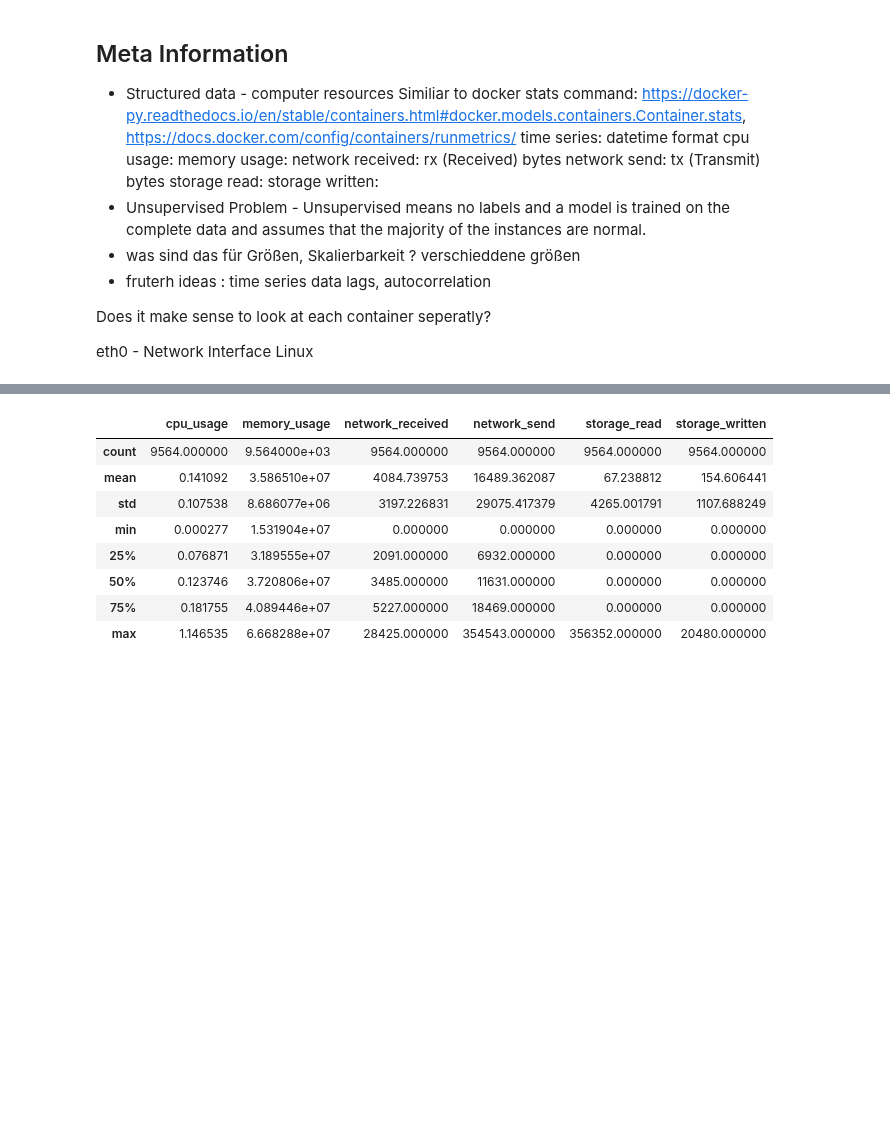
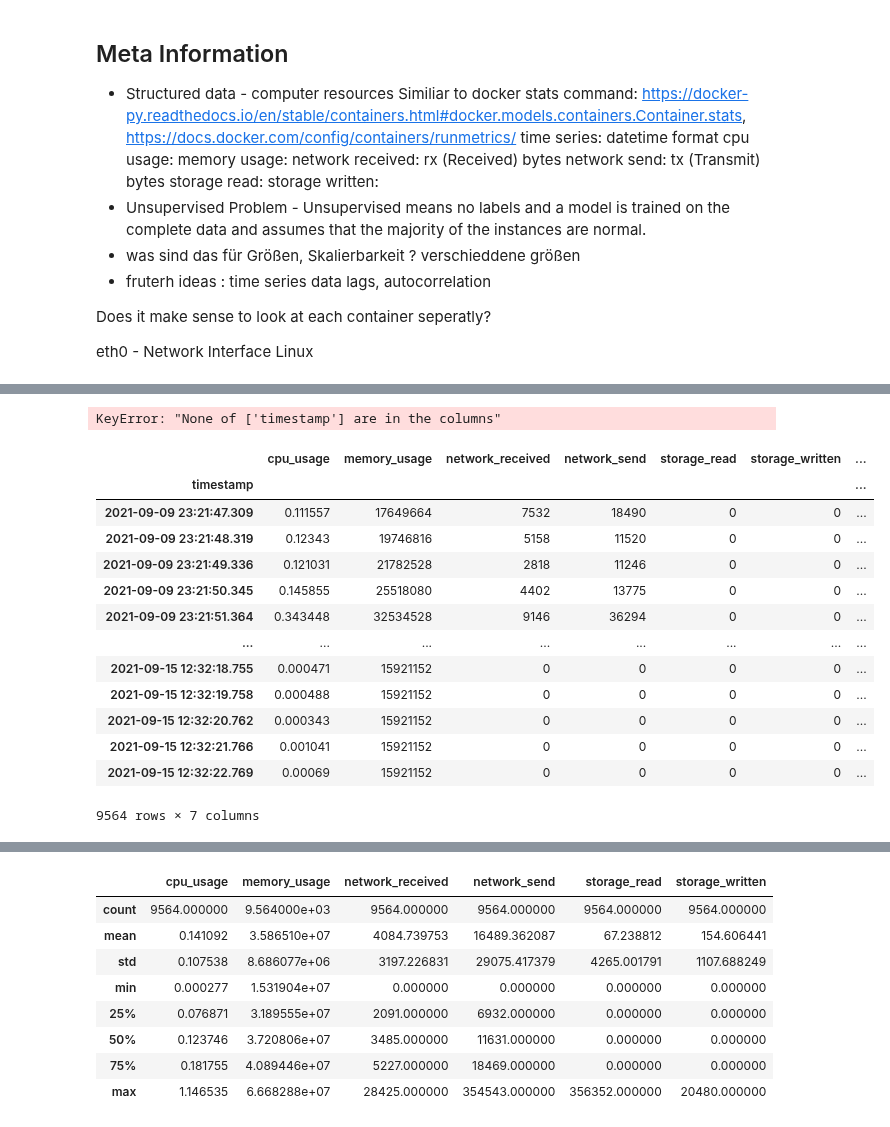
Before and after one commit to Janalytics94/anomaly-detection-software, a Jupyter notebook: src/analyse/EDA_beforepp.ipynb, the cells around one changed output, grey strips where cells are left out. Cells and saved outputs as stored; diff of their text form; code cells hidden in the pictures; blank space fills up the shorter version.

```diff
--- a/src/analyse/EDA_beforepp.ipynb
+++ b/src/analyse/EDA_beforepp.ipynb
@@ -40,3 +55,36 @@ test = test.set_index('timestamp')
+# %%
+train = train.explode(train.columns.tolist())
+test = test.explode(test.columns.tolist())
+# get container names
+train["container_name"] = train.index
+test["container_name"] = test.index
+# split timestamp
+train["dates"] = train["timestamp"].dt.date
+train["times"] = train["timestamp"].dt.time
+test["dates"] = test["timestamp"].dt.date
+test["times"] = test["timestamp"].dt.time
+#len(test.timestamp.unique()) # all unique so we can use it as index
+train = train.set_index('timestamp')
+test = test.set_index('timestamp')
+# %% [output]
+KeyError: "None of ['timestamp'] are in the columns"
+# %%
+train
+# %% [output]
+|  | cpu_usage | memory_usage | network_received | network_send | storage_read | storage_written | ... |
+| timestamp |  |  |  |  |  |  | ... |
+| 2021-09-09 23:21:47.309 | 0.111557 | 17649664 | 7532 | 18490 | 0 | 0 | ... |
+| 2021-09-09 23:21:48.319 | 0.12343 | 19746816 | 5158 | 11520 | 0 | 0 | ... |
+| 2021-09-09 23:21:49.336 | 0.121031 | 21782528 | 2818 | 11246 | 0 | 0 | ... |
+| 2021-09-09 23:21:50.345 | 0.145855 | 25518080 | 4402 | 13775 | 0 | 0 | ... |
+| 2021-09-09 23:21:51.364 | 0.343448 | 32534528 | 9146 | 36294 | 0 | 0 | ... |
+| ... | ... | ... | ... | ... | ... | ... | ... |
+| 2021-09-15 12:32:18.755 | 0.000471 | 15921152 | 0 | 0 | 0 | 0 | ... |
+| 2021-09-15 12:32:19.758 | 0.000488 | 15921152 | 0 | 0 | 0 | 0 | ... |
+| 2021-09-15 12:32:20.762 | 0.000343 | 15921152 | 0 | 0 | 0 | 0 | ... |
+| 2021-09-15 12:32:21.766 | 0.001041 | 15921152 | 0 | 0 | 0 | 0 | ... |
+| 2021-09-15 12:32:22.769 | 0.00069 | 15921152 | 0 | 0 | 0 | 0 | ... |
+9564 rows × 7 columns
 # %%
 train.info()
 test.info()
```
Also changed, not shown: parts of 17 cells of this notebook, 2 other files.
